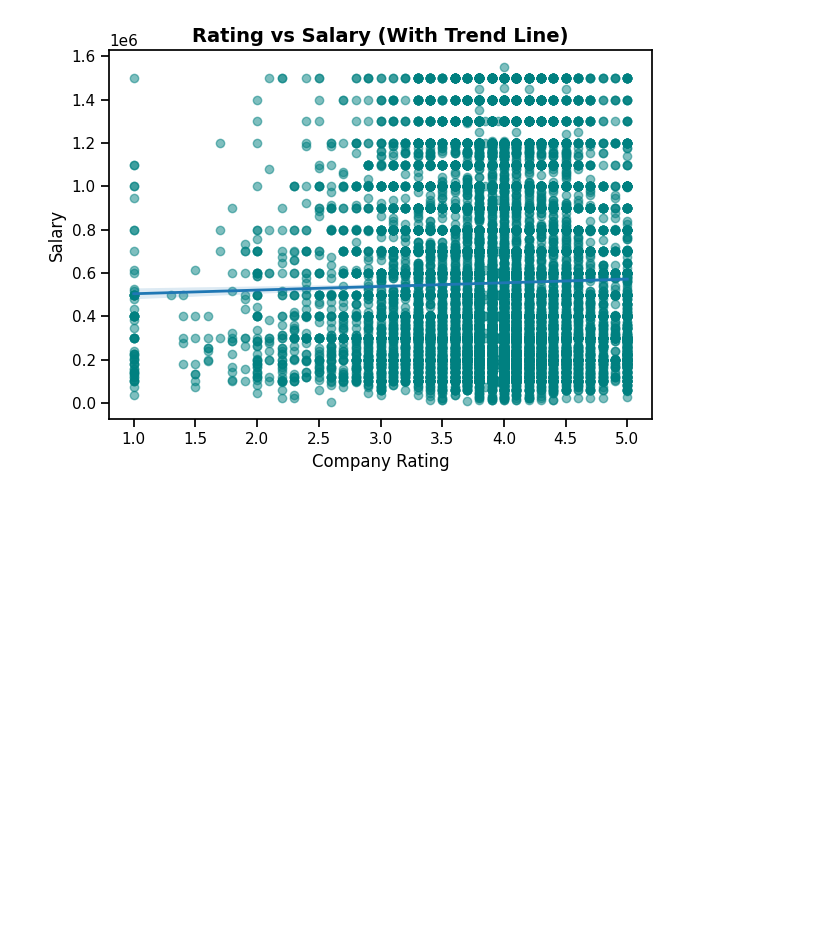
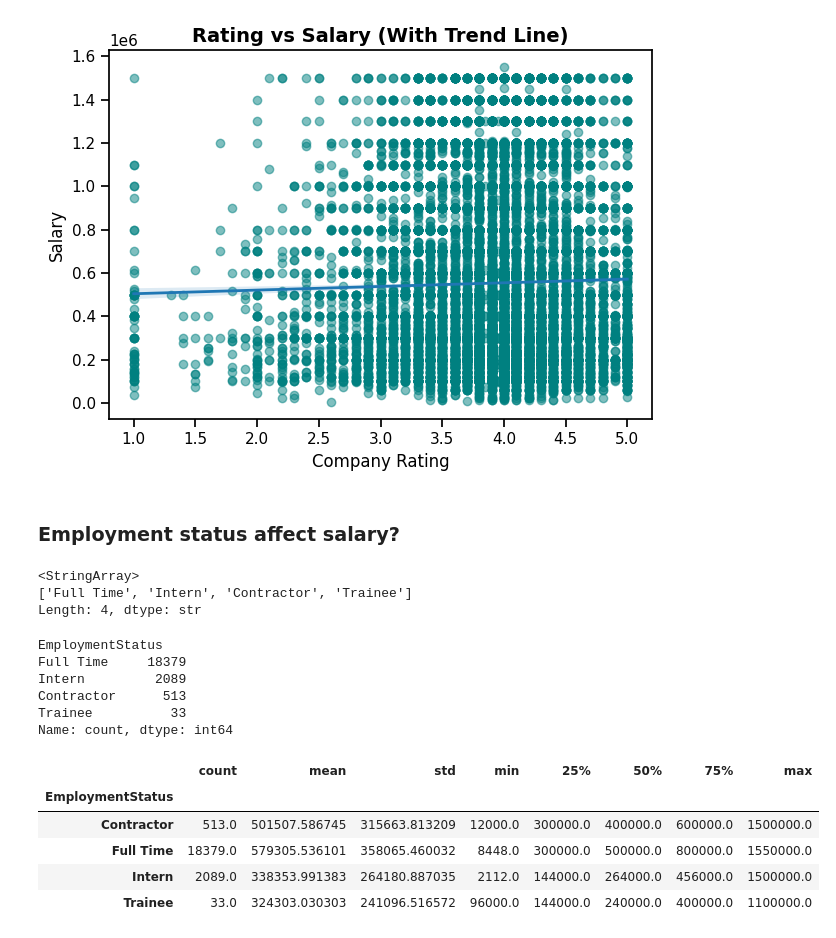
Before and after one commit to shsaniya04/Data-Analysis-with-Python, a Jupyter notebook: 17_DA_Salary_Project.ipynb, the cells around one changed output. Drawn from its saved outputs; the diff is of its cells as text; code cells hidden in the pictures; blank space fills up the shorter version.

```diff
--- a/17_DA_Salary_Project.ipynb
+++ b/17_DA_Salary_Project.ipynb
@@ -424,3 +424,29 @@ plt.tight_layout()
 plt.show()
 # %% [output]
 [figure]
+# %% [markdown]
+### **Employment status affect salary?**
+# %%
+df['EmploymentStatus'].unique()
+# %% [output]
+<StringArray>
+['Full Time', 'Intern', 'Contractor', 'Trainee']
+Length: 4, dtype: str
+# %%
+df['EmploymentStatus'].value_counts()
+# %% [output]
+EmploymentStatus
+Full Time     18379
+Intern         2089
+Contractor      513
+Trainee          33
+Name: count, dtype: int64
+# %%
+df.groupby("EmploymentStatus")['Salary'].describe()
+# %% [output]
+|  | count | mean | std | min | 25% | 50% | 75% | max |
+| EmploymentStatus |  |  |  |  |  |  |  |  |
+| Contractor | 513.0 | 501507.586745 | 315663.813209 | 12000.0 | 300000.0 | 400000.0 | 600000.0 | 1500000.0 |
+| Full Time | 18379.0 | 579305.536101 | 358065.460032 | 8448.0 | 300000.0 | 500000.0 | 800000.0 | 1550000.0 |
+| Intern | 2089.0 | 338353.991383 | 264180.887035 | 2112.0 | 144000.0 | 264000.0 | 456000.0 | 1500000.0 |
+| Trainee | 33.0 | 324303.030303 | 241096.516572 | 96000.0 | 144000.0 | 240000.0 | 400000.0 | 1100000.0 |
```
Also changed, not shown: parts of 7 cells of this notebook.
